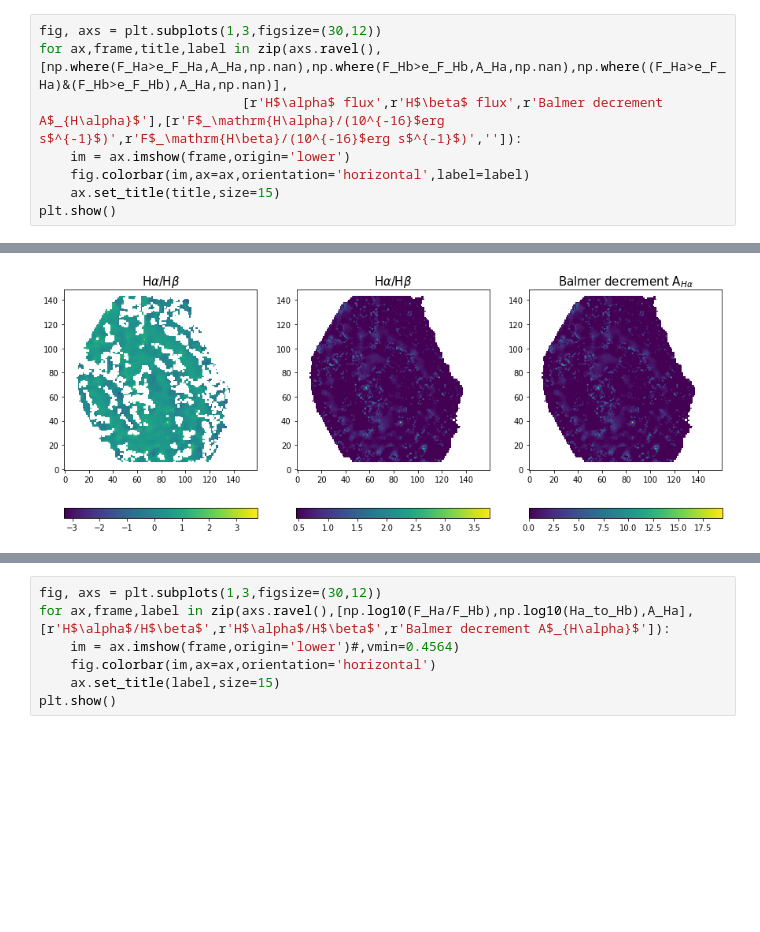
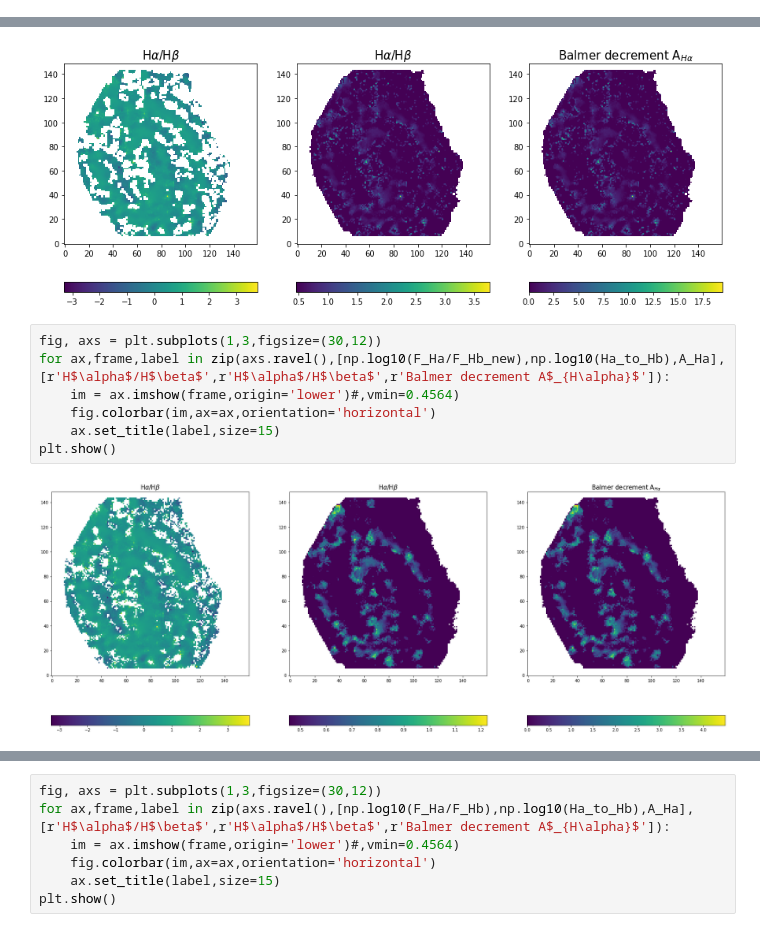
Before and after one commit to Bruno-Rodriguez/quenching-nearby-galaxies, a Jupyter notebook: astrophysical-properties.ipynb, the cells around one changed output, grey strips where cells are left out. Cells and saved outputs as stored; diff of their text form; blank space fills up the shorter version.

```diff
--- a/astrophysical-properties.ipynb
+++ b/astrophysical-properties.ipynb
@@ -338,11 +358,3 @@ ax.scatter(F_Hb/e_F_Hb,A_Ha,s=0.5)
 plt.show()
 # %% [output]
 [figure]
-# %%
-fig, axs = plt.subplots(1,3,figsize=(30,12))
-for ax,frame,title,label in zip(axs.ravel(),[np.where(F_Ha>e_F_Ha,A_Ha,np.nan),np.where(F_Hb>e_F_Hb,A_Ha,np.nan),np.where((F_Ha>e_F_Ha)&(F_Hb>e_F_Hb),A_Ha,np.nan)],
-                          [r'H$\alpha$ flux',r'H$\beta$ flux',r'Balmer decrement A$_{H\alpha}$'],[r'F$_\mathrm{H\alpha}/(10^{-16}$erg s$^{-1}$)',r'F$_\mathrm{H\beta}/(10^{-16}$erg s$^{-1}$)','']):
-    im = ax.imshow(frame,origin='lower')
-    fig.colorbar(im,ax=ax,orientation='horizontal',label=label)
-    ax.set_title(title,size=15)
-plt.show()
@@ -357,3 +367,12 @@ for ax,frame,label in zip(axs.ravel(),[np.log10(F_Ha/F_Hb),np.log10(Ha_to_Hb),A_
 plt.show()
 # %% [output]
 [figure]
+# %%
+fig, axs = plt.subplots(1,3,figsize=(30,12))
+for ax,frame,label in zip(axs.ravel(),[np.log10(F_Ha/F_Hb_new),np.log10(Ha_to_Hb),A_Ha],[r'H$\alpha$/H$\beta$',r'H$\alpha$/H$\beta$',r'Balmer decrement A$_{H\alpha}$']):
+    im = ax.imshow(frame,origin='lower')#,vmin=0.4564)
+    fig.colorbar(im,ax=ax,orientation='horizontal')
+    ax.set_title(label,size=15)
+plt.show()
+# %% [output]
+[figure, added]
```
Also changed, not shown: parts of 19 cells of this notebook.
